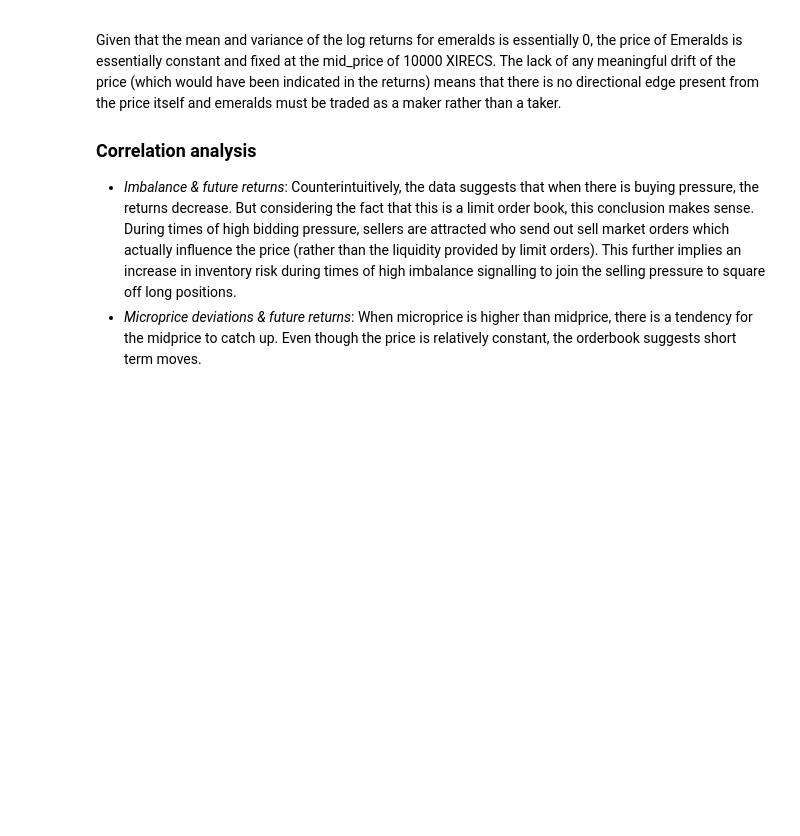
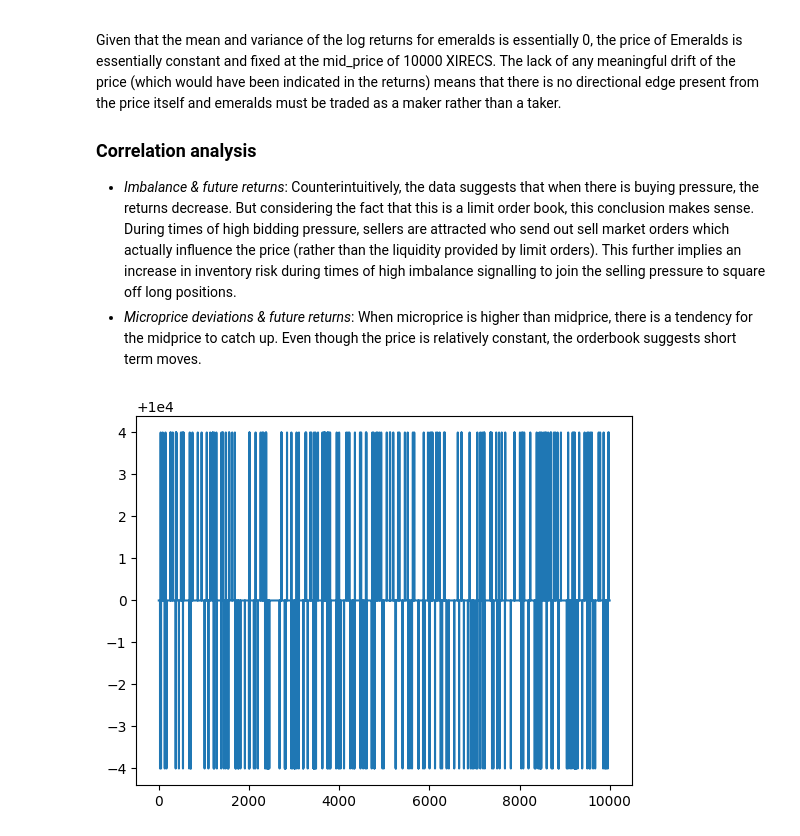
Before and after one commit to MrMoneyInTheBank/Prosperity, a Jupyter notebook: src/notebooks/products_analysis/emeralds.ipynb, the cells around one changed output. Saved outputs shown, nothing was run; the diff lists cells and outputs as text; code cells hidden in the pictures; blank space fills up the shorter version.

```diff
--- a/src/notebooks/products_analysis/emeralds.ipynb
+++ b/src/notebooks/products_analysis/emeralds.ipynb
@@ -162,3 +162,11 @@ Given that the mean and variance of the log returns for emeralds is essentially
 ### Correlation analysis
 - *Imbalance & future returns*: Counterintuitively, the data suggests that when there is buying pressure, the returns decrease. But considering the fact that this is a limit order book, this conclusion makes sense. During times of high bidding pressure, sellers are attracted who send out sell market orders which actually influence the price (rather than the liquidity provided by limit orders). This further implies an increase in inventory risk during times of high imbalance signalling to join the selling pressure to square off long positions.
 - *Microprice deviations & future returns*: When microprice is higher than midprice, there is a tendency for the midprice to catch up. Even though the price is relatively constant, the orderbook suggests short term moves.
+# %%
+import matplotlib.pyplot as plt
+
+midprice = orderbook_features_data["mid_price"].to_numpy()
+plt.plot(midprice)
+plt.show()
+# %% [output]
+[figure, added]
```
Also changed, not shown: parts of 2 cells of this notebook, 1 other file.
